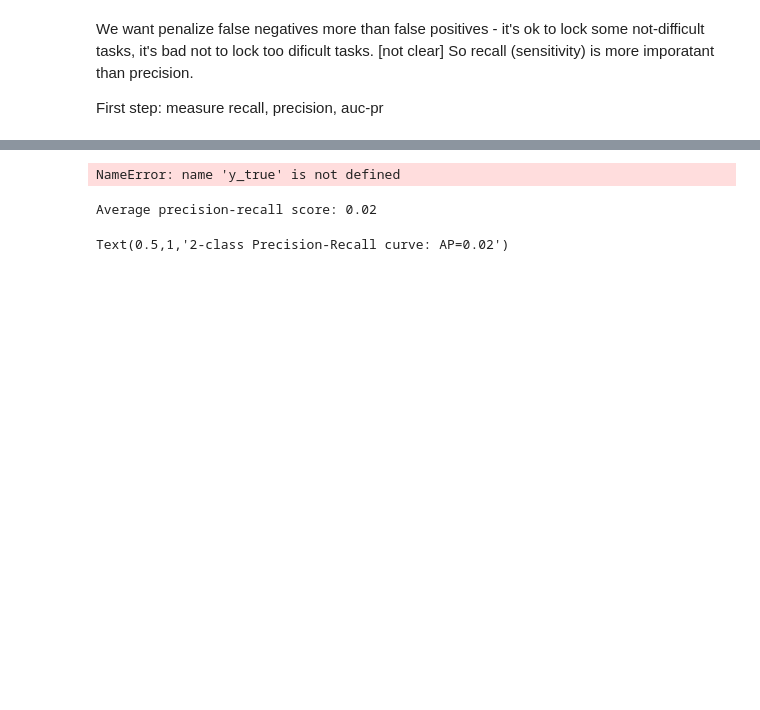
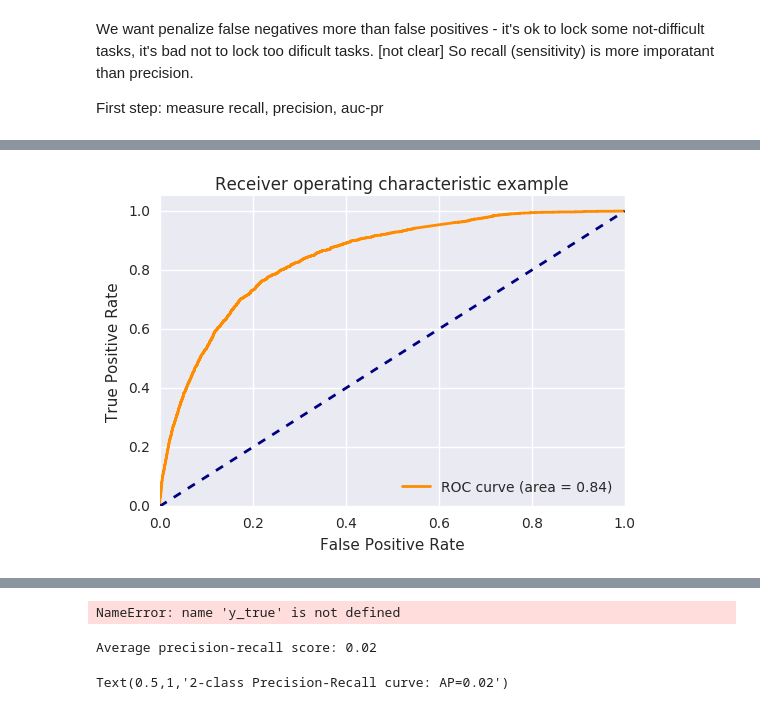
Before and after one commit to adaptive-learning/flocs-analyses, a Jupyter notebook: difficulty_classification/Difficulty Classification.ipynb, the cells around one changed output, grey strips where cells are left out. Drawn from its saved outputs; the diff is of its cells as text; code cells hidden in the pictures; blank space fills up the shorter version.

```diff
--- a/difficulty_classification/Difficulty Classification.ipynb
+++ b/difficulty_classification/Difficulty Classification.ipynb
@@ -413,0 +543,4 @@ First step: measure recall, precision, auc-pr
+# %%
+plot_roc_curve(clf, features)
+# %% [output]
+[figure, added]
```
Also changed, not shown: parts of 23 cells of this notebook.
